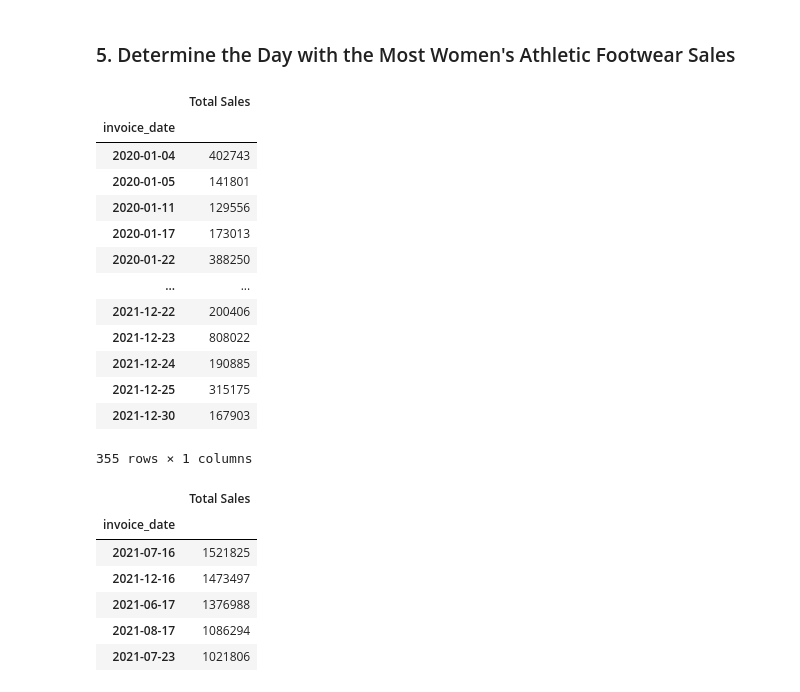
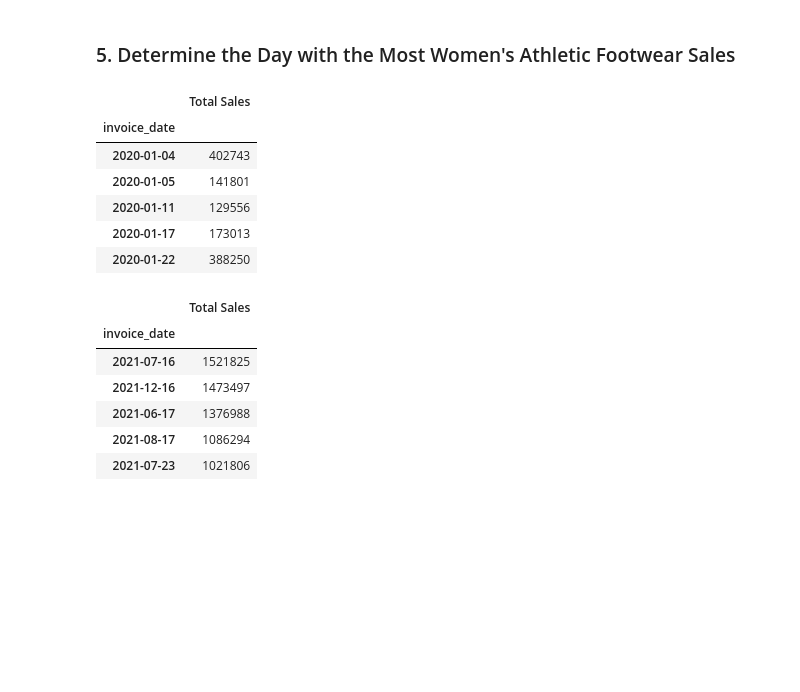
Before and after one commit to CaseyClay/athletic_sales_analysis, a Jupyter notebook: athletic_sales_analysis_starter_code.ipynb, the cells around one changed output. Cells and saved outputs as stored; diff of their text form; code cells hidden in the pictures; blank space fills up the shorter version.

```diff
--- a/athletic_sales_analysis_starter_code.ipynb
+++ b/athletic_sales_analysis_starter_code.ipynb
@@ -326,28 +326,21 @@ pivot_sales_womans_footwear.head()
 # %%
 # Create a pivot table with the 'invoice_date' column is the index, and the "total_sales" as the values.
 
 day_pivot = womens_footwear_data.pivot_table(values = 'total_sales', index = 'invoice_date',aggfunc='sum')
 day_pivot
 # Optional: Rename the "total_sales" column to "Total Sales"
 day_pivot = day_pivot.rename(columns= {'total_sales': 'Total Sales'})
 
 # Show the table.
-day_pivot
+day_pivot.head()
 # %% [output]
 |  | Total Sales |
 | invoice_date |  |
 | 2020-01-04 | 402743 |
 | 2020-01-05 | 141801 |
 | 2020-01-11 | 129556 |
 | 2020-01-17 | 173013 |
 | 2020-01-22 | 388250 |
-| ... | ... |
-| 2021-12-22 | 200406 |
-| 2021-12-23 | 808022 |
-| 2021-12-24 | 190885 |
-| 2021-12-25 | 315175 |
-| 2021-12-30 | 167903 |
-355 rows × 1 columns
 # %%
 # Resample the pivot table into daily bins, and get the total sales for each day.
 
```
